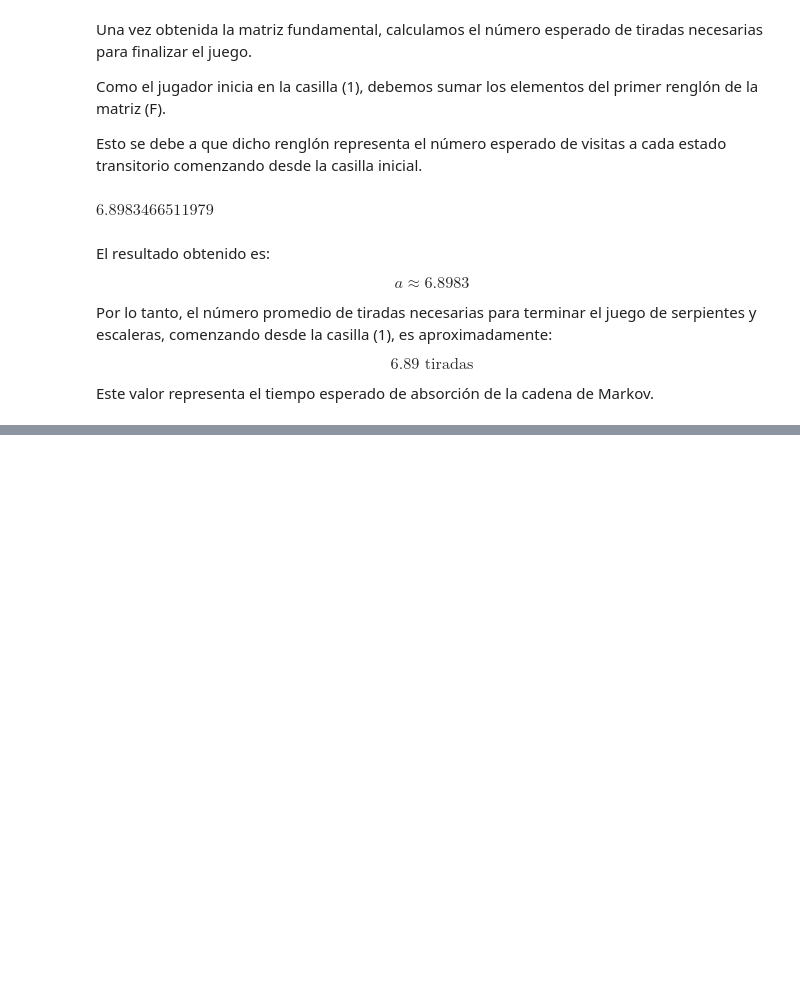
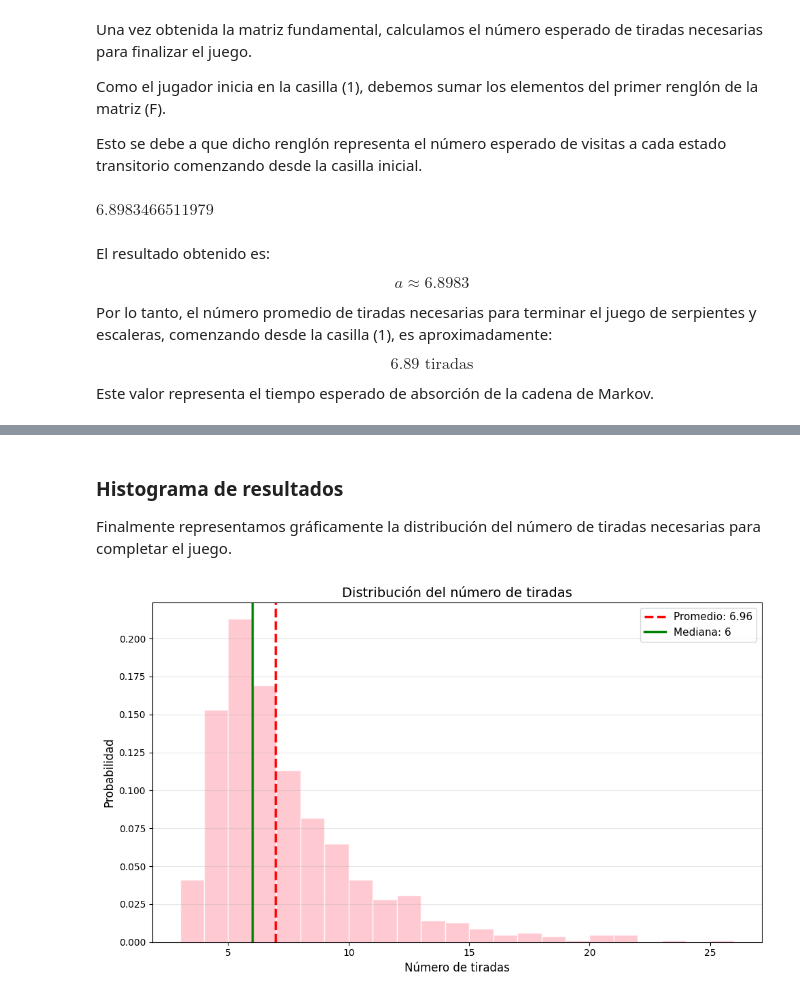
Before and after one commit to KarlaMichelleSorianoSanhez/Procesos-estocasticos, a Jupyter notebook: Serpientes_y_escaleras_.ipynb, the cells around one changed output, grey strips where cells are left out. Saved outputs shown, nothing was run; the diff lists cells and outputs as text; code cells hidden in the pictures; blank space fills up the shorter version.

```diff
--- a/Serpientes_y_escaleras_.ipynb
+++ b/Serpientes_y_escaleras_.ipynb
@@ -581,0 +2173,11 @@ Este valor representa el tiempo esperado de absorción de la cadena de Markov.
+# %%
+# Número de simulaciones
+
+N = 10000
+
+# Lista para guardar resultados
+resultados = []
+
+for i in range(N):
+
+    resultados.append(serpi())
@@ -581,0 +2188,8 @@ Este valor representa el tiempo esperado de absorción de la cadena de Markov.
+# %%
+promedio = np.mean(resultados)
+
+mediana = np.median(resultados)
+
+print(f"Promedio de tiradas: {promedio:.2f}")
+
+print(f"Mediana: {mediana:.0f}")
@@ -581,0 +2205,54 @@ Este valor representa el tiempo esperado de absorción de la cadena de Markov.
+# %% [markdown]
+### Histograma de resultados
+
+Finalmente representamos gráficamente la distribución del número de tiradas necesarias para completar el juego.
+# %%
+import matplotlib.pyplot as plt
+
+plt.figure(figsize=(10,6))
+
+plt.hist(
+    resultados,
+    bins=range(min(resultados), max(resultados)+2),
+    edgecolor='white',
+    color='pink',
+    alpha=0.85,
+    density=True
+)
+
+# Línea del promedio
+plt.axvline(
+    promedio,
+    color='red',
+    linestyle='--',
+    linewidth=2.5,
+    label=f'Promedio: {promedio:.2f}'
+)
+
+# Línea de la mediana
+plt.axvline(
+    mediana,
+    color='green',
+    linestyle='-',
+    linewidth=2.5,
+    label=f'Mediana: {mediana:.0f}'
+)
+
+plt.xlabel("Número de tiradas",fontsize=12)
+
+plt.ylabel("Probabilidad",fontsize=12)
+
+plt.title(
+    "Distribución del número de tiradas",
+    fontsize=14
+)
+
+plt.legend(fontsize=11)
+
+plt.grid(axis='y',alpha=0.3)
+
+plt.tight_layout()
+
+plt.show()
+# %% [output]
+[figure, added]
```
Also changed, not shown: parts of 11 cells of this notebook.
